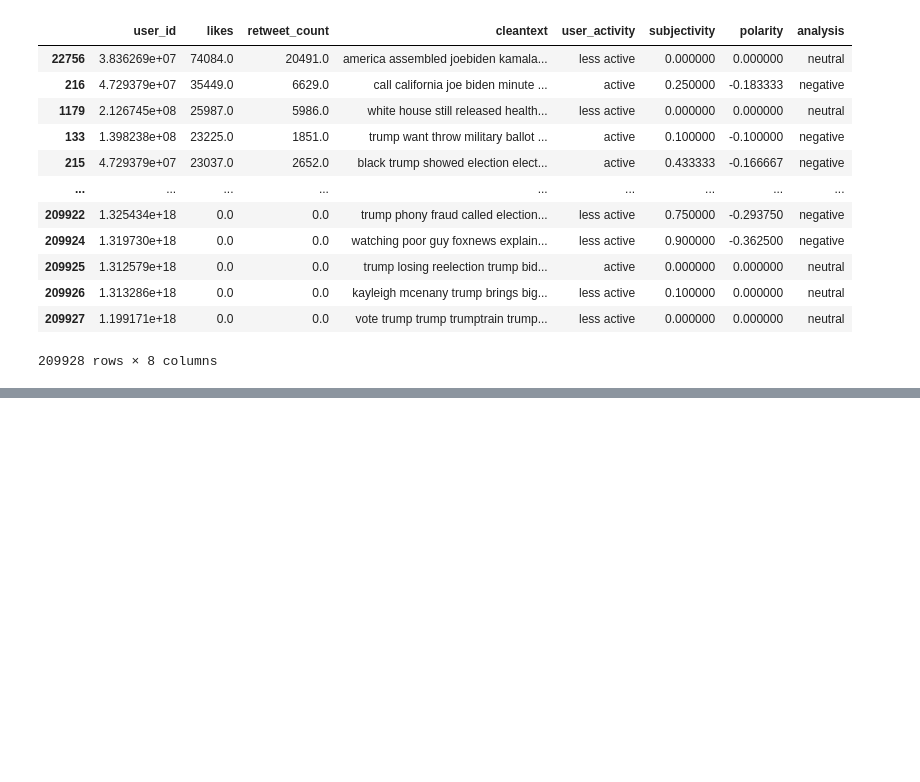
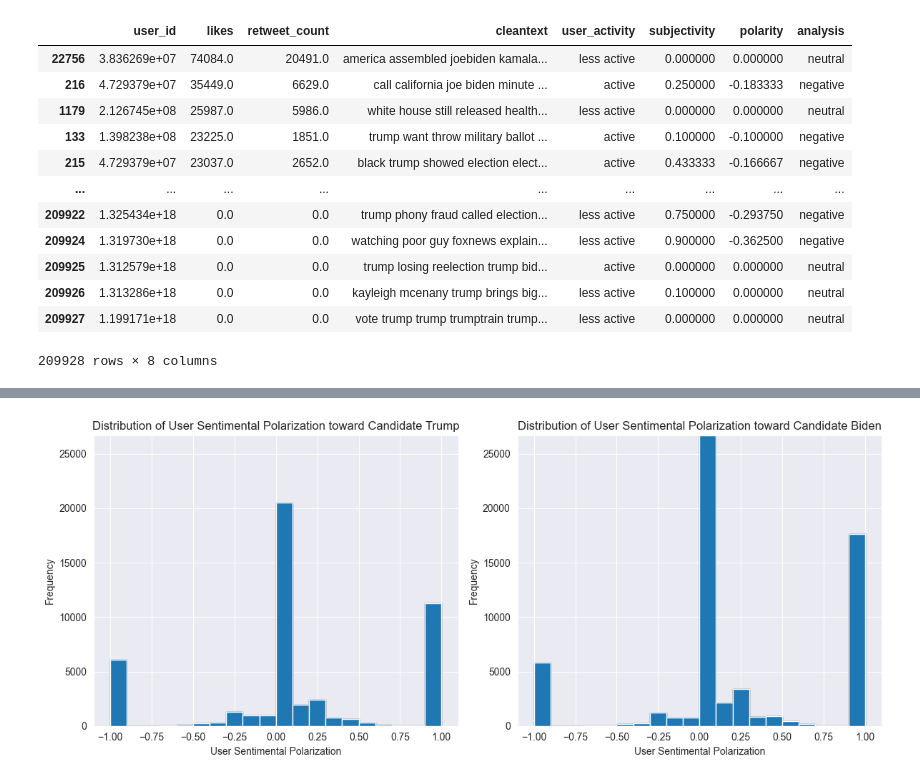
Before and after one commit to GhazaleZe/Political-Polarization-in-Comments, a Jupyter notebook: test_Polarity.ipynb, the cells around one changed output, grey strips where cells are left out. Cells and saved outputs as stored; diff of their text form; code cells hidden in the pictures; blank space fills up the shorter version.

```diff
--- a/test_Polarity.ipynb
+++ b/test_Polarity.ipynb
@@ -472,0 +662,34 @@ sorted_trump
+# %%
+import matplotlib.pyplot as plt
+
+# Create subplots
+fig, (ax1, ax2) = plt.subplots(1, 2, figsize=(12, 5))
+
+# Plot for Trump
+ax1.hist(grouped_trump['user_polarization'], bins=20, color='salmon', edgecolor='black')
+ax1.set_xlabel('User Sentimental Polarization')
+ax1.set_ylabel('Frequency')
+ax1.set_title('Distribution of User Sentimental Polarization toward Candidate Trump')
+
+# Plot for Biden
+ax2.hist(grouped_biden['user_polarization'], bins=20, color='skyblue', edgecolor='black')
+ax2.set_xlabel('User Sentimental Polarization')
+ax2.set_ylabel('Frequency')
+ax2.set_title('Distribution of User Sentimental Polarization toward Candidate Biden')
+
+# Set the same y-axis limits for both subplots
+max_freq = max(max(ax1.hist(grouped_trump['user_polarization'], bins=20)[0]),
+               max(ax2.hist(grouped_biden['user_polarization'], bins=20)[0]))
+ax1.set_ylim(0, max_freq)
+ax2.set_ylim(0, max_freq)
+
+# Adjust layout
+plt.tight_layout()
+
+# Save the plot
+plt.savefig('user_polarization_distribution_combined_v2.png')
+
+# Show the plot
+plt.show()
+# %% [output]
+[figure, added]
```
Also changed, not shown: parts of 12 cells of this notebook.
